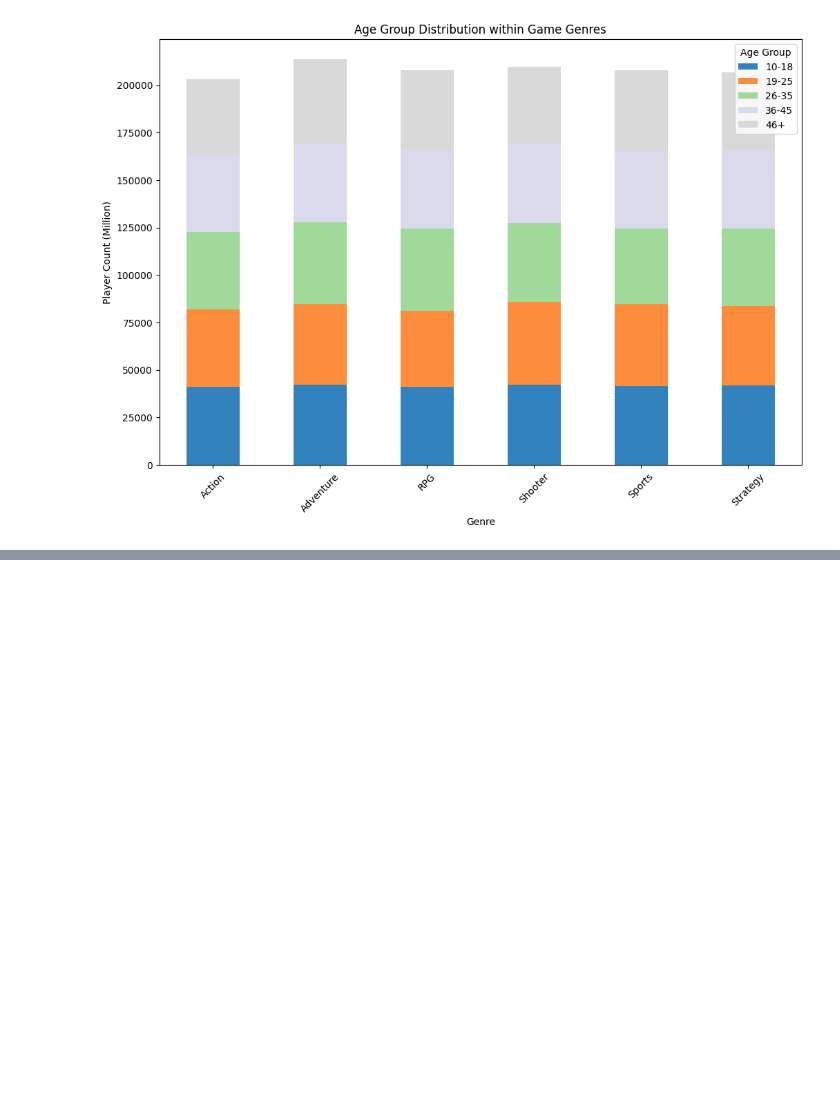
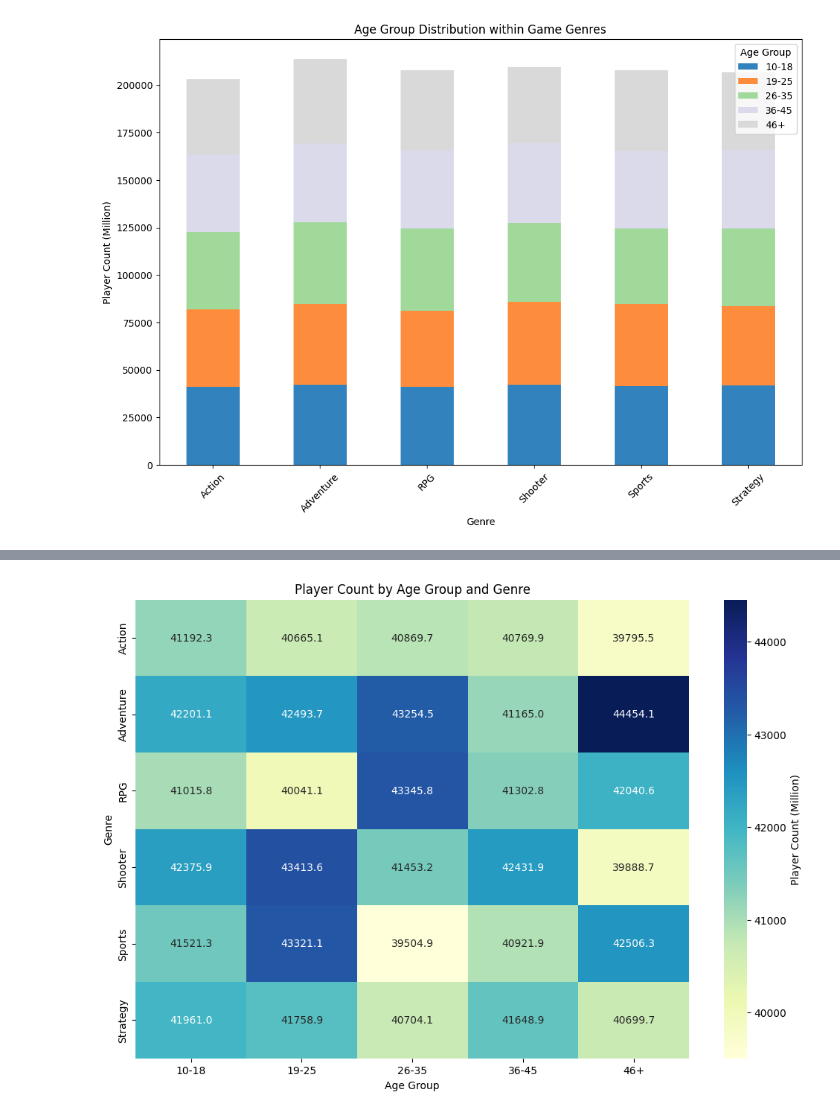
Before and after one commit to kumawatmanish05/Rea_Games_EDA, a Jupyter notebook: rea-games-eda.ipynb, the cells around one changed output, grey strips where cells are left out. Saved outputs shown, nothing was run; the diff lists cells and outputs as text; code cells hidden in the pictures; blank space fills up the shorter version.

Commit message:
Rea_Games_EDA

```diff
--- a/rea-games-eda.ipynb
+++ b/rea-games-eda.ipynb
@@ -277,3 +277,15 @@ plt.legend(title="Age Group")
 plt.show()
 # %% [output]
 [figure]
+# %%
+# Grouping by Genre and Age Group, summing player counts for each group
+age_genre_distribution = df.groupby(["Genre","Age Group"])["Player Count (Million)"].sum().unstack()
+
+# Plotting a stacked bar chart to show the age distribution within each genre
+age_genre_distribution.plot(kind="bar", stacked=True, figsize=(12, 8), colormap="tab20c")
+plt.title("Age Group Distribution within Game Genres")
+plt.xlabel("Genre")
+plt.ylabel("Player Count (Million)")
+plt.xticks(rotation=45)
+plt.legend(title="Age Group")
+plt.show()
@@ -279,0 +294,9 @@ plt.show()
+# %%
+plt.figure(figsize=(12, 8))
+sns.heatmap(age_genre_distribution, annot=True, fmt=".1f", cmap="YlGnBu", cbar_kws={'label': 'Player Count (Million)'})
+plt.title("Player Count by Age Group and Genre")
+plt.xlabel("Age Group")
+plt.ylabel("Genre")
+plt.show()
+# %% [output]
+[figure, added]
```
Also changed, not shown: parts of 2 cells of this notebook.
